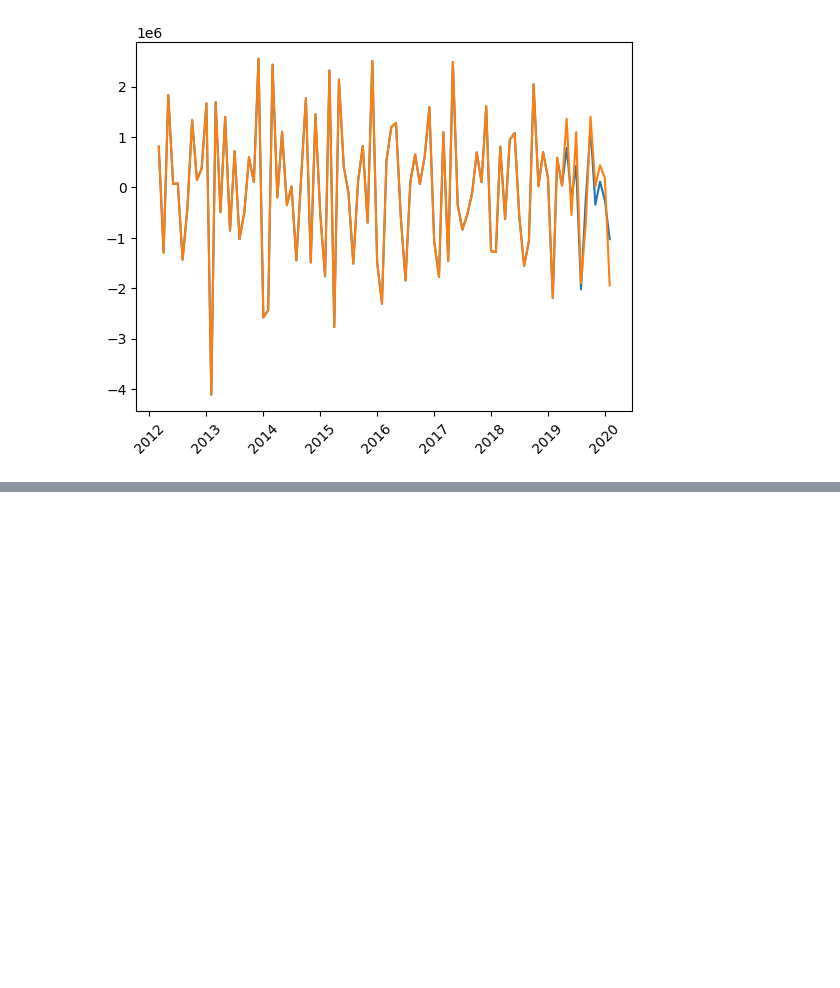
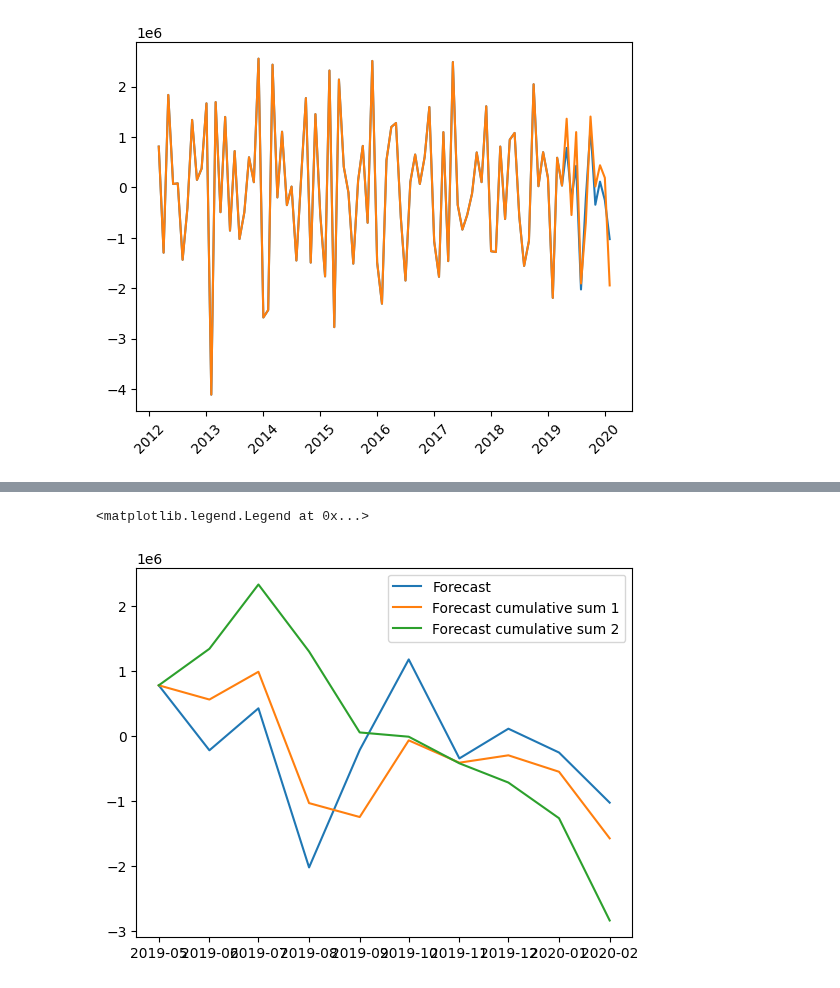
Before and after one commit to tomashbk/electric_energy_demand_argentina, a Jupyter notebook: MA.ipynb, the cells around one changed output, grey strips where cells are left out. Saved outputs shown, nothing was run; the diff lists cells and outputs as text; code cells hidden in the pictures; blank space fills up the shorter version.

```diff
--- a/MA.ipynb
+++ b/MA.ipynb
@@ -315,0 +324,8 @@ plt.show()
+# %%
+plt.plot(fcst)
+plt.plot(fcst.cumsum())
+plt.plot(fcst.cumsum().cumsum())
+plt.legend(['Forecast', 'Forecast cumulative sum 1', 'Forecast cumulative sum 2'])
+# %% [output]
+<matplotlib.legend.Legend at 0x...>
+[figure, added]
```
Also changed, not shown: parts of 2 cells of this notebook, 3 other files.
